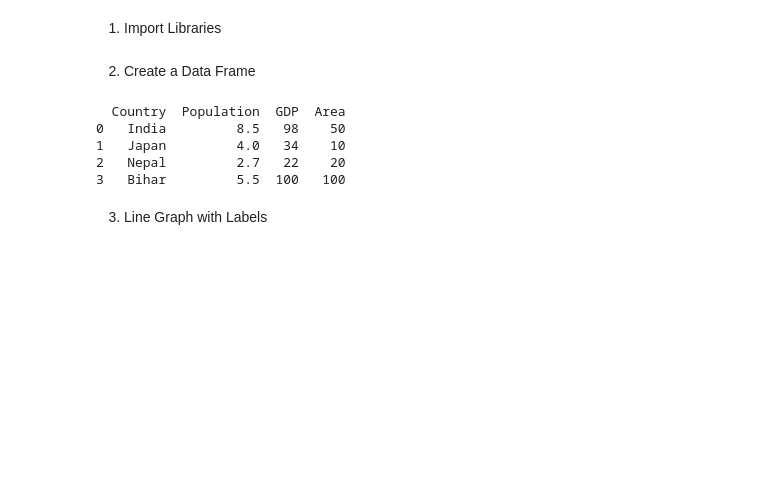
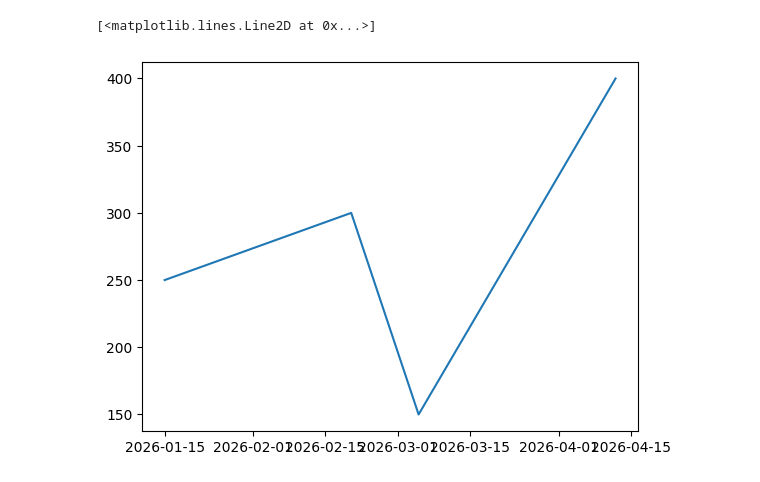
Before and after one commit to shraddhas-20/dataVisualization, a Jupyter notebook: Matplotlib.ipynb, the cells around one changed output. Drawn from its saved outputs; the diff is of its cells as text; code cells hidden in the pictures; blank space fills up the shorter version.

```diff
--- a/Matplotlib.ipynb
+++ b/Matplotlib.ipynb
@@ -1,4 +1,2 @@
 # %% [markdown]
 <a href="https://colab.research.google.com/github/shraddhas-20/dataVisualization/blob/main/Matplotlib.ipynb" target="_parent"><img src="https://colab.research.google.com/assets/colab-badge.svg" alt="Open In Colab"/></a>
-# %% [markdown]
-1. Import Libraries
@@ -9,21 +3,16 @@ import pandas as pd
-# %% [markdown]
-2. Create a Data Frame
-# %%
-data =
- {
-    'Country': ['India', 'Japan', 'Nepal', 'Bihar'],
-    'Population': [8.5, 4.0, 2.7, 5.5],
-    'GDP': [98, 34, 22, 100],
-    'Area': [50, 10, 20, 100]
-}
-
-df = pd.DataFrame(data)
-print(df)
-# %% [output]
-  Country  Population  GDP  Area
-0   India         8.5   98    50
-1   Japan         4.0   34    10
-2   Nepal         2.7   22    20
-3   Bihar         5.5  100   100
-# %% [markdown]
-3. Line Graph with Labels
+# %%
+import matplotlib.pyplot as plt
+import numpy as np
+import pandas as pd
+
+data = {
+    'date_string': ['2026-01-15', '2026-02-20', '2026-03-05', '2026-04-12'],
+    'sales': [250, 300, 150, 400]
+}
+df = pd.DataFrame(data)
+df['date_string'] = pd.to_datetime(df['date_string'])
+
+plt.plot(df['date_string'], df['sales'])
+# %% [output]
+[<matplotlib.lines.Line2D at 0x...>]
+[figure, added]
```
Also changed, not shown: parts of 15 cells of this notebook.
